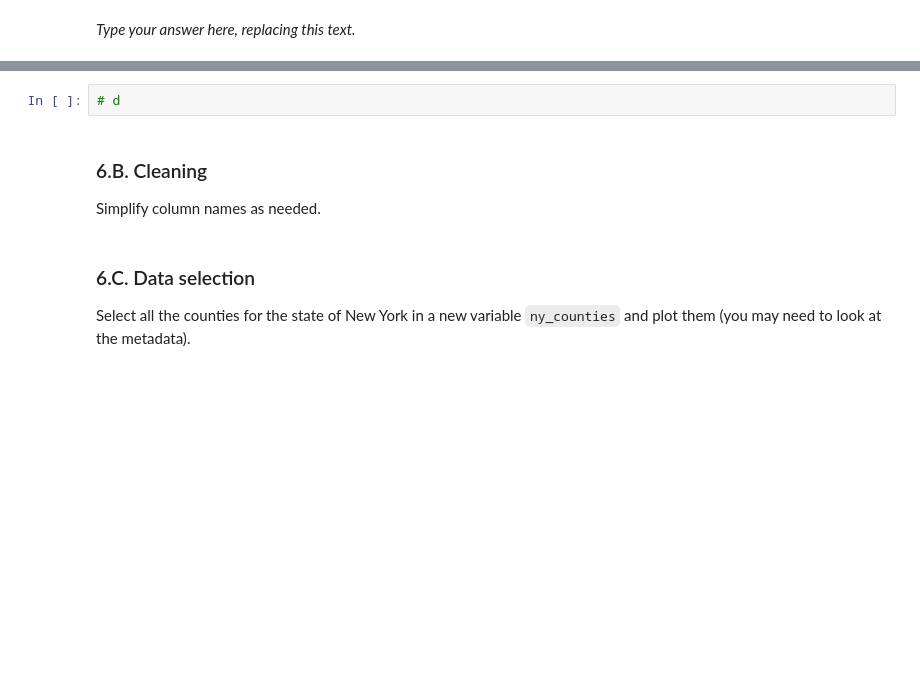
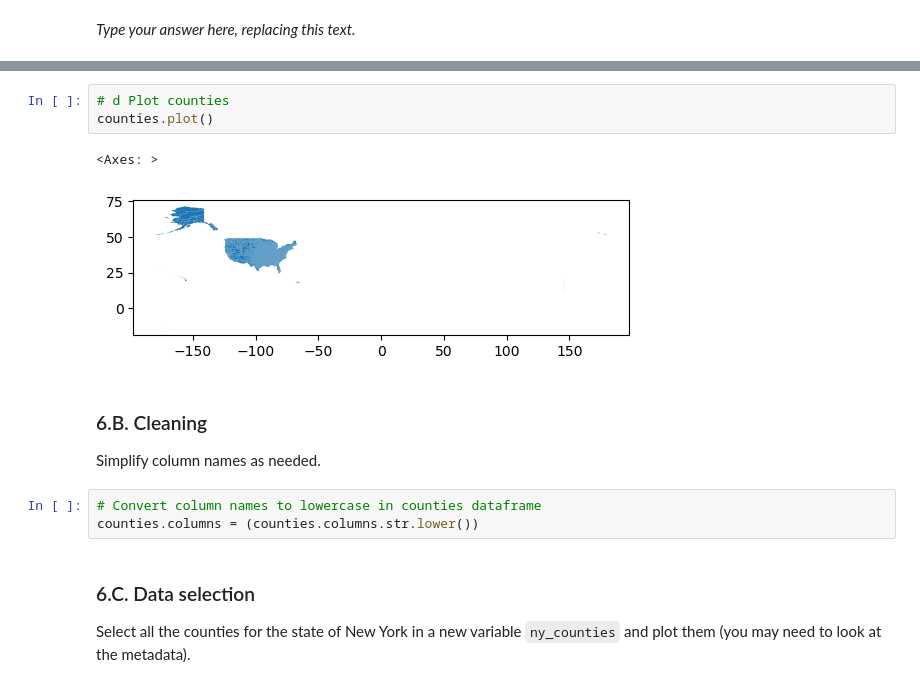
Before and after one commit to moniqueallyson/eds220-hwk3, a Jupyter notebook: hwk3-task2-spills.ipynb, the cells around one changed output, grey strips where cells are left out. Saved outputs shown, nothing was run; the diff lists cells and outputs as text; blank space fills up the shorter version.

```diff
--- a/hwk3-task2-spills.ipynb
+++ b/hwk3-task2-spills.ipynb
@@ -313,5 +402,9 @@ _Type your answer here, replacing this text._
 # %%
-# d
+# d Plot counties
+counties.plot()
+# %% [output]
+<Axes: >
+[figure, added]
 # %% [markdown]
 <!-- END QUESTION -->
 
@@ -320,6 +413,9 @@ _Type your answer here, replacing this text._
 ### 6.B. Cleaning
 
 Simplify column names as needed.
+# %%
+# Convert column names to lowercase in counties dataframe
+counties.columns = (counties.columns.str.lower())
 # %% [markdown]
 <!-- END QUESTION -->
 
```
Also changed, not shown: parts of 20 cells of this notebook.
